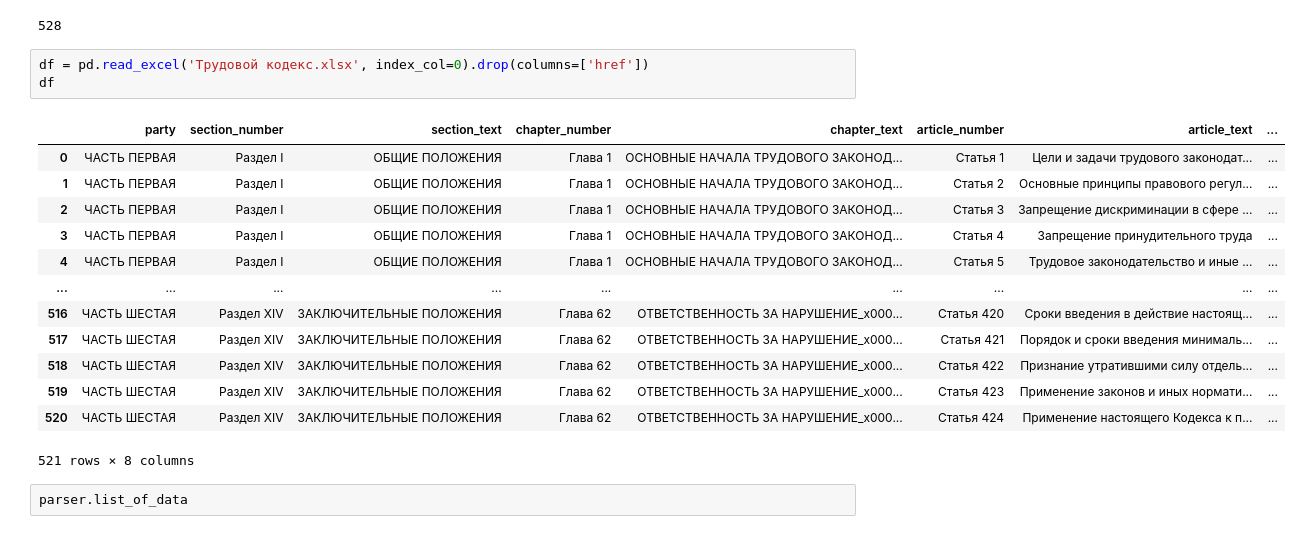
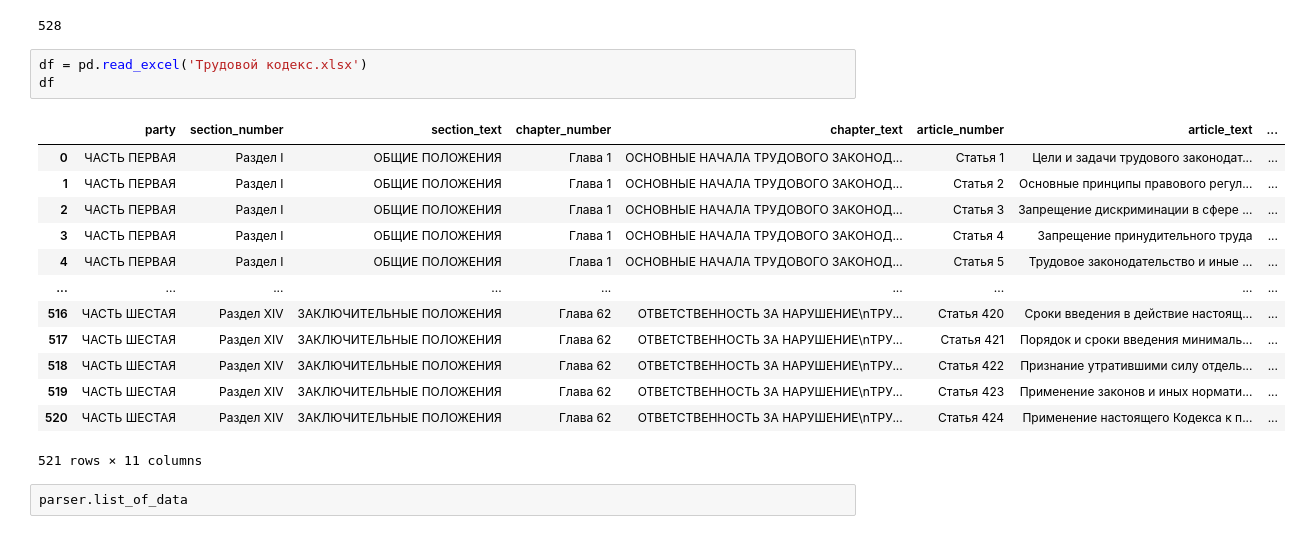
Before and after one commit to Yurii-Tyshchuk/project_for_mini_task, a Jupyter notebook: consultant.ipynb, the cells around one changed output. Saved outputs shown, nothing was run; the diff lists cells and outputs as text.

```diff
--- a/consultant.ipynb
+++ b/consultant.ipynb
@@ -35,22 +35,22 @@ len(parser.list_of_hrefs)
 # %% [output]
 528
 # %%
-df = pd.read_excel('Трудовой кодекс.xlsx', index_col=0).drop(columns=['href'])
+df = pd.read_excel('Трудовой кодекс.xlsx')
 df
 # %% [output]
 |  | party | section_number | section_text | chapter_number | chapter_text | article_number | article_text | ... |
 | 0 | ЧАСТЬ ПЕРВАЯ | Раздел I | ОБЩИЕ ПОЛОЖЕНИЯ | Глава 1 | ОСНОВНЫЕ НАЧАЛА ТРУДОВОГО ЗАКОНОД... | Статья 1 | Цели и задачи трудового законодат... | ... |
 | 1 | ЧАСТЬ ПЕРВАЯ | Раздел I | ОБЩИЕ ПОЛОЖЕНИЯ | Глава 1 | ОСНОВНЫЕ НАЧАЛА ТРУДОВОГО ЗАКОНОД... | Статья 2 | Основные принципы правового регул... | ... |
 | 2 | ЧАСТЬ ПЕРВАЯ | Раздел I | ОБЩИЕ ПОЛОЖЕНИЯ | Глава 1 | ОСНОВНЫЕ НАЧАЛА ТРУДОВОГО ЗАКОНОД... | Статья 3 | Запрещение дискриминации в сфере ... | ... |
 | 3 | ЧАСТЬ ПЕРВАЯ | Раздел I | ОБЩИЕ ПОЛОЖЕНИЯ | Глава 1 | ОСНОВНЫЕ НАЧАЛА ТРУДОВОГО ЗАКОНОД... | Статья 4 | Запрещение принудительного труда | ... |
 | 4 | ЧАСТЬ ПЕРВАЯ | Раздел I | ОБЩИЕ ПОЛОЖЕНИЯ | Глава 1 | ОСНОВНЫЕ НАЧАЛА ТРУДОВОГО ЗАКОНОД... | Статья 5 | Трудовое законодательство и иные ... | ... |
 | ... | ... | ... | ... | ... | ... | ... | ... | ... |
-| 516 | ЧАСТЬ ШЕСТАЯ | Раздел XIV | ЗАКЛЮЧИТЕЛЬНЫЕ ПОЛОЖЕНИЯ | Глава 62 | ОТВЕТСТВЕННОСТЬ ЗА НАРУШЕНИЕ_x000... | Статья 420 | Сроки введения в действие настоящ... | ... |
-| 517 | ЧАСТЬ ШЕСТАЯ | Раздел XIV | ЗАКЛЮЧИТЕЛЬНЫЕ ПОЛОЖЕНИЯ | Глава 62 | ОТВЕТСТВЕННОСТЬ ЗА НАРУШЕНИЕ_x000... | Статья 421 | Порядок и сроки введения минималь... | ... |
-| 518 | ЧАСТЬ ШЕСТАЯ | Раздел XIV | ЗАКЛЮЧИТЕЛЬНЫЕ ПОЛОЖЕНИЯ | Глава 62 | ОТВЕТСТВЕННОСТЬ ЗА НАРУШЕНИЕ_x000... | Статья 422 | Признание утратившими силу отдель... | ... |
-| 519 | ЧАСТЬ ШЕСТАЯ | Раздел XIV | ЗАКЛЮЧИТЕЛЬНЫЕ ПОЛОЖЕНИЯ | Глава 62 | ОТВЕТСТВЕННОСТЬ ЗА НАРУШЕНИЕ_x000... | Статья 423 | Применение законов и иных нормати... | ... |
-| 520 | ЧАСТЬ ШЕСТАЯ | Раздел XIV | ЗАКЛЮЧИТЕЛЬНЫЕ ПОЛОЖЕНИЯ | Глава 62 | ОТВЕТСТВЕННОСТЬ ЗА НАРУШЕНИЕ_x000... | Статья 424 | Применение настоящего Кодекса к п... | ... |
+| 516 | ЧАСТЬ ШЕСТАЯ | Раздел XIV | ЗАКЛЮЧИТЕЛЬНЫЕ ПОЛОЖЕНИЯ | Глава 62 | ОТВЕТСТВЕННОСТЬ ЗА НАРУШЕНИЕ\nТРУ... | Статья 420 | Сроки введения в действие настоящ... | ... |
+| 517 | ЧАСТЬ ШЕСТАЯ | Раздел XIV | ЗАКЛЮЧИТЕЛЬНЫЕ ПОЛОЖЕНИЯ | Глава 62 | ОТВЕТСТВЕННОСТЬ ЗА НАРУШЕНИЕ\nТРУ... | Статья 421 | Порядок и сроки введения минималь... | ... |
+| 518 | ЧАСТЬ ШЕСТАЯ | Раздел XIV | ЗАКЛЮЧИТЕЛЬНЫЕ ПОЛОЖЕНИЯ | Глава 62 | ОТВЕТСТВЕННОСТЬ ЗА НАРУШЕНИЕ\nТРУ... | Статья 422 | Признание утратившими силу отдель... | ... |
+| 519 | ЧАСТЬ ШЕСТАЯ | Раздел XIV | ЗАКЛЮЧИТЕЛЬНЫЕ ПОЛОЖЕНИЯ | Глава 62 | ОТВЕТСТВЕННОСТЬ ЗА НАРУШЕНИЕ\nТРУ... | Статья 423 | Применение законов и иных нормати... | ... |
+| 520 | ЧАСТЬ ШЕСТАЯ | Раздел XIV | ЗАКЛЮЧИТЕЛЬНЫЕ ПОЛОЖЕНИЯ | Глава 62 | ОТВЕТСТВЕННОСТЬ ЗА НАРУШЕНИЕ\nТРУ... | Статья 424 | Применение настоящего Кодекса к п... | ... |
-521 rows × 8 columns
+521 rows × 11 columns
 # %%
 parser.list_of_data
 # %% [output]
```
Also changed, not shown: parts of 4 cells of this notebook.
